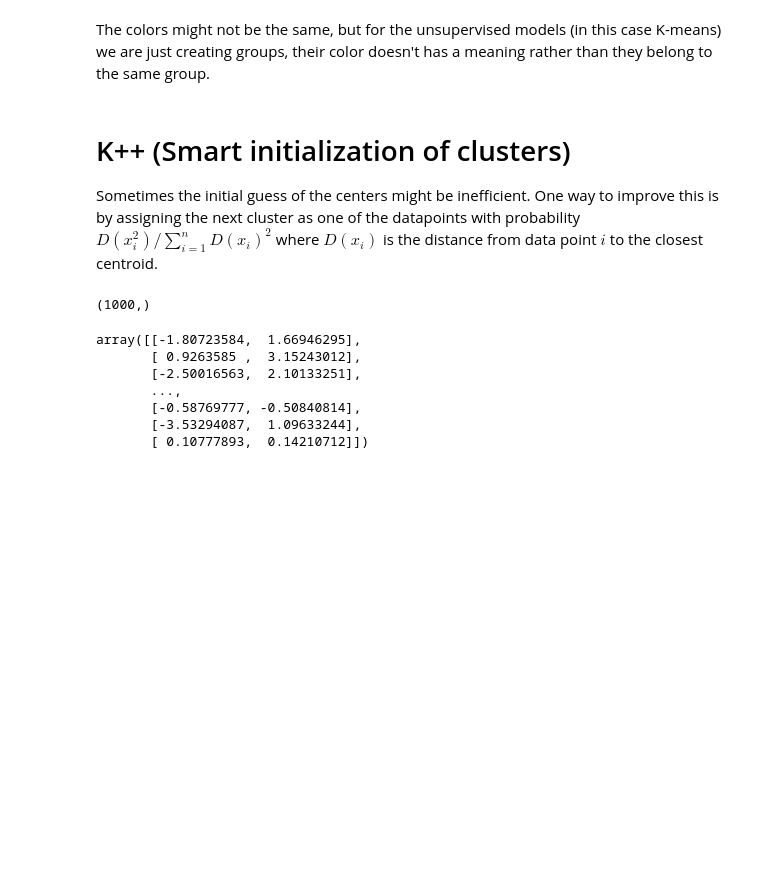
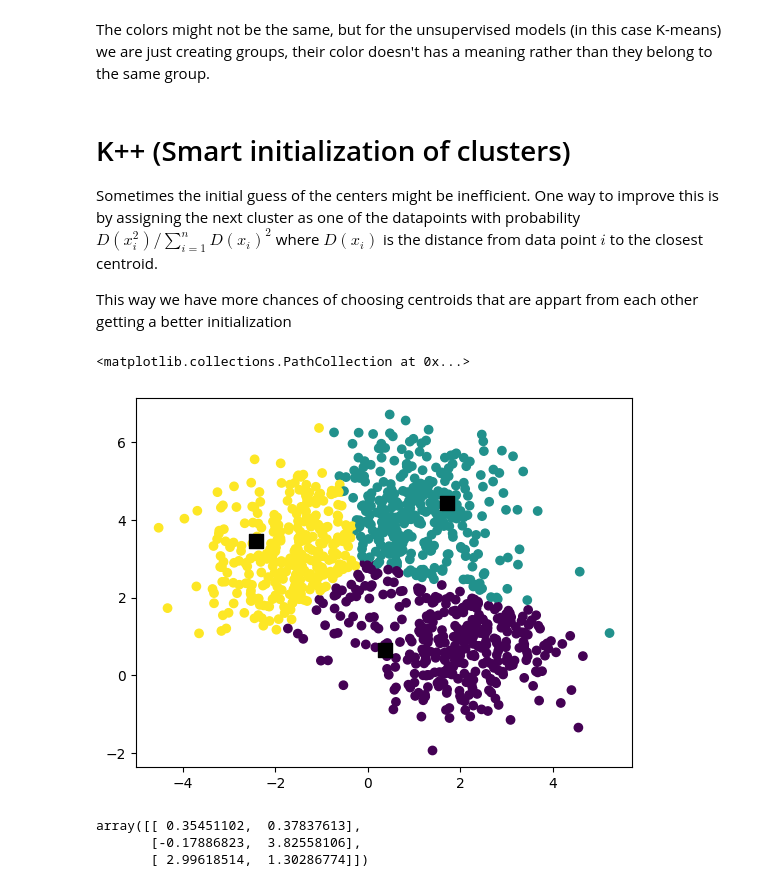
Before and after one commit to GJRangel/Machine-Learning-Certificate, a Jupyter notebook: Learning Codes/K-mean Clustering.ipynb, the cells around one changed output. Drawn from its saved outputs; the diff is of its cells as text; code cells hidden in the pictures; blank space fills up the shorter version.

```diff
--- a/Learning Codes/K-mean Clustering.ipynb
+++ b/Learning Codes/K-mean Clustering.ipynb
@@ -277,24 +288,50 @@ The colors might not be the same, but for the unsupervised models (in this case
 # K++ (Smart initialization of clusters)
 
 Sometimes the initial guess of the centers might be inefficient. One way to improve this is by assigning the next cluster as one of the datapoints with probability $D(x_{i}^{2})/\sum_{i = 1}^{n} D(x_{i})^{2}$ where $D(x_{i})$ is the distance from data point $i$ to the closest centroid.
+
+This way we have more chances of choosing centroids that are appart from each other getting a better initialization
-# %%
-# Let's create a function that calculates the probability for each point
-
-def probability_distribution(data, centroids):
-    distances = np.zeros((n_classes, n_samples))
-    for ii in range(len(centroids)):
-        distances.append(np.linalg.norm())
-# %%
-np.linalg.norm(data[0] - [1, 1], axis = 1).shape
-# %% [output]
-(1000,)
-# %%
-data[0] - [1, 1]
-# %% [output]
-array([[-1.80723584,  1.66946295],
-       [ 0.9263585 ,  3.15243012],
-       [-2.50016563,  2.10133251],
-       ...,
-       [-0.58769777, -0.50840814],
-       [-3.53294087,  1.09633244],
-       [ 0.10777893,  0.14210712]])
+# %%
+# Let's create a function that calculates the probability for each point
+
+def probability_distribution(data, centroids):
+
+    distances = np.zeros((len(centroids), n_samples))
+    for ii in range(len(centroids)):
+        distances[ii, :] = np.linalg.norm(data-centroids[ii], axis = 1)
+    distances = distances.min(axis = 0)
+    probs = distances**2/(np.linalg.norm(distances)**2)
+    return probs
+
+def init_centroids(n_features, n_classes, data):
+    centroids = np.array(np.random.random(n_features))
+    centroids = np.expand_dims(centroids, axis=0)
+    for ii in range(n_classes-1):
+        probs = probability_distribution(data, centroids)
+        pos_array = np.random.choice(range(len(data)), p = probs)
+
+        new_centroid = data[pos_array]
+        new_centroid = np.expand_dims(new_centroid, axis=0)
+        centroids = np.concatenate((centroids, new_centroid), axis=0)
+    return centroids
+    # Plot the centroids and how the clustering is made initially
+    # We calculate the distances from each point to the centroids
+centroids = init_centroids(n_features, n_classes, data[0])
+distance = np.zeros((n_classes, n_samples))
+for ii in range(n_classes):
+    distance[ii, :] = np.sqrt((x_data-centroids[ii, 0])**2 + (y_data-centroids[ii, 1])**2)
+
+# Minimum distances
+classes = np.argmin(distance, axis = 0)
+
+# Plot the resulting classes
+plt.scatter(x_data, y_data, c = classes)
+plt.scatter(centroids[:, 0], centroids[:, 1], 100, marker = "s", color = (0, 0, 0))
+# %% [output]
+<matplotlib.collections.PathCollection at 0x...>
+[figure, added]
+# %%
+centroids
+# %% [output]
+array([[ 0.35451102,  0.37837613],
+       [-0.17886823,  3.82558106],
+       [ 2.99618514,  1.30286774]])
```
Also changed, not shown: parts of 4 cells of this notebook.
